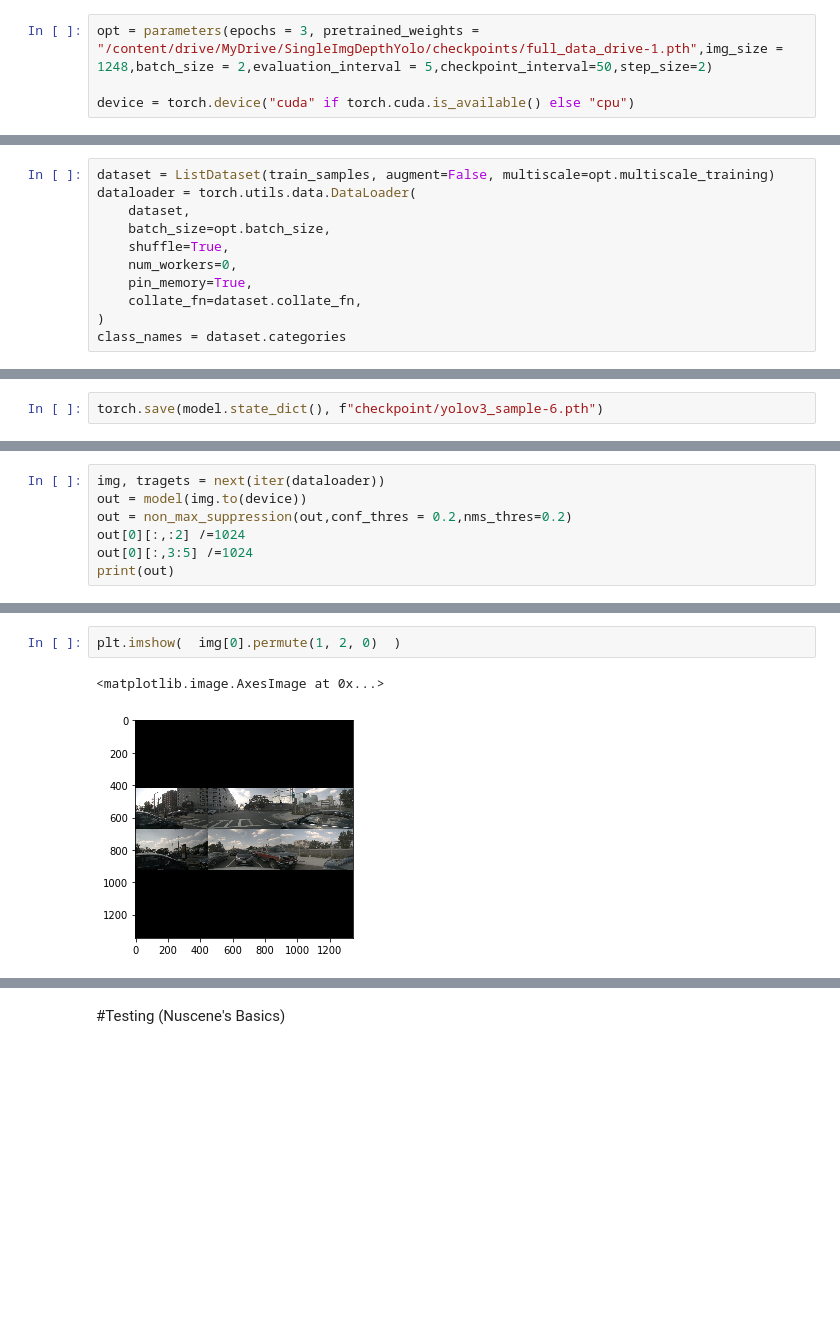
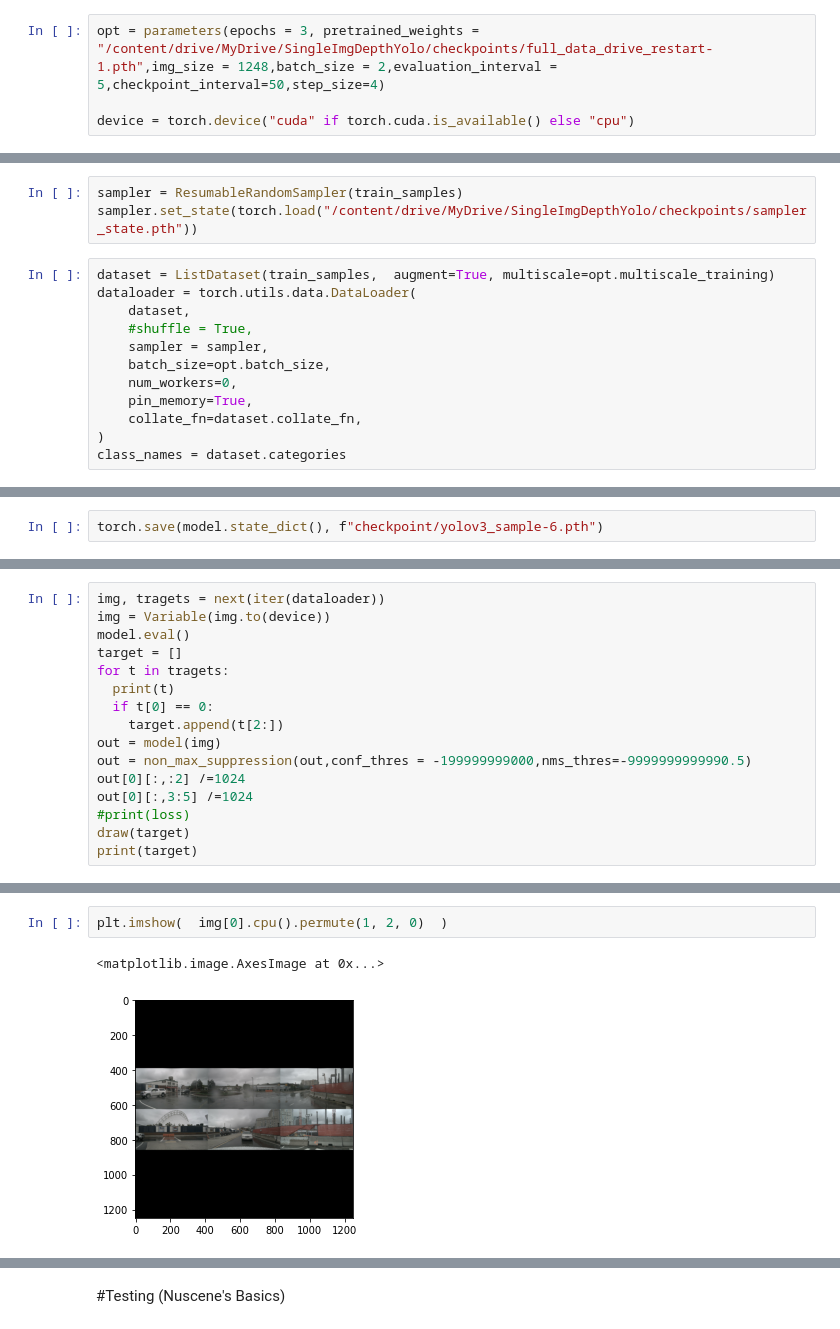
Before and after one commit to jackaboy7981/Single-Image-Depth-YoloV3-, a Jupyter notebook: SingleImgDepth(Yolov3)Notebookversion.ipynb, the cells around one changed output, grey strips where cells are left out. Cells and saved outputs as stored; diff of their text form; blank space fills up the shorter version.

```diff
--- a/SingleImgDepth(Yolov3)Notebookversion.ipynb
+++ b/SingleImgDepth(Yolov3)Notebookversion.ipynb
@@ -1717,7 +1590,7 @@ class parameters:
     self.compute_map = compute_map #if True computes mAP every tenth batch
     self.multiscale_training = multiscale_training #allow for multi-scale training
 # %%
-opt = parameters(epochs = 3, pretrained_weights = "/content/drive/MyDrive/SingleImgDepthYolo/checkpoints/full_data_drive-1.pth",img_size = 1248,batch_size = 2,evaluation_interval = 5,checkpoint_interval=50,step_size=2)
+opt = parameters(epochs = 3, pretrained_weights = "/content/drive/MyDrive/SingleImgDepthYolo/checkpoints/full_data_drive_restart-1.pth",img_size = 1248,batch_size = 2,evaluation_interval = 5,checkpoint_interval=50,step_size=4)
 
 device = torch.device("cuda" if torch.cuda.is_available() else "cpu")
 # %%
@@ -1747,12 +1619,16 @@ train_samples, test_samples = train_test_split(sample_mapping, test_size=0.2, ra
 print(len(train_samples),len(test_samples))
 # %% [output]
 27319 6830
+# %%
+sampler = ResumableRandomSampler(train_samples)
+sampler.set_state(torch.load("/content/drive/MyDrive/SingleImgDepthYolo/checkpoints/sampler_state.pth"))
 # %%
-dataset = ListDataset(train_samples, augment=False, multiscale=opt.multiscale_training)
+dataset = ListDataset(train_samples,  augment=True, multiscale=opt.multiscale_training)
 dataloader = torch.utils.data.DataLoader(
     dataset,
+    #shuffle = True,
+    sampler = sampler,
     batch_size=opt.batch_size,
-    shuffle=True,
     num_workers=0,
     pin_memory=True,
     collate_fn=dataset.collate_fn,
@@ -1868,8 +1812,17 @@ model.load_state_dict(torch.load(f"checkpoint/yolov3_sample.pth"))
 # %%
 img, tragets = next(iter(dataloader))
-out = model(img.to(device))
-out = non_max_suppression(out,conf_thres = 0.2,nms_thres=0.2)
+img = Variable(img.to(device))
+model.eval()
+target = []
+for t in tragets:
+  print(t)
+  if t[0] == 0:
+    target.append(t[2:])
+out = model(img)
+out = non_max_suppression(out,conf_thres = -199999999000,nms_thres=-9999999999990.5)
 out[0][:,:2] /=1024
 out[0][:,3:5] /=1024
-print(out)
+#print(loss)
+draw(target)
+print(target)
 # %% [output]
@@ -1881,5 +1861,5 @@ print(out)
 # %%
-plt.imshow(  img[0].permute(1, 2, 0)  )
+plt.imshow(  img[0].cpu().permute(1, 2, 0)  )
 # %% [output]
 <matplotlib.image.AxesImage at 0x...>
-[figure, old version]
+[figure, new version]
```
Also changed, not shown: parts of 23 cells of this notebook.
